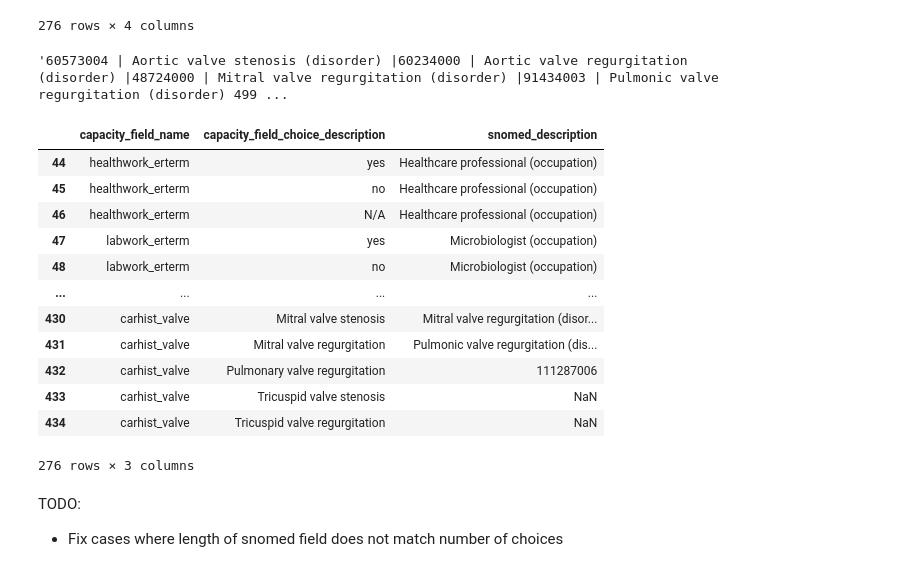
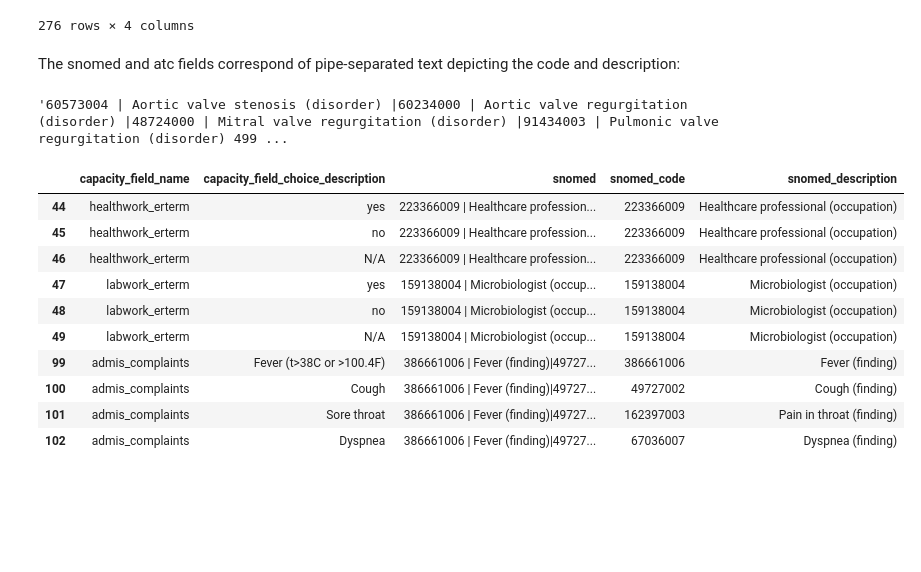
Before and after one commit to FAIR-data-for-CAPACITY/ZIB-uploader, a Jupyter notebook: notebooks/cleanup-capacity-field-mappings.ipynb, the cells around one changed output. Drawn from its saved outputs; the diff is of its cells as text; code cells hidden in the pictures; blank space fills up the shorter version.

Commit message:
Finish notebook with cleanup of capacity field mappings

```diff
--- a/notebooks/cleanup-capacity-field-mappings.ipynb
+++ b/notebooks/cleanup-capacity-field-mappings.ipynb
@@ -60,10 +63,15 @@ df.head(10)
 def _extract_choice(string, index):
     if pd.isna(string):
         return string
-    splitted = string.split('-')
-    if len(splitted) == 1:
-        return np.nan
-    return splitted[index]
+    if '-1' in string:
+        # Sometimes -1 is in the string, we can therefore not
+        # split on '-', but need to manually do this:
+        splitted = ['-1', string.strip('-1 ')]
+    else:
+        splitted = string.split('-')
+        if len(splitted) == 1:
+            return np.nan
+    return splitted[index].strip()
 
 
 def extract_choice_code(string):
@@ -121,49 +129,9 @@ df[~pd.isna(df['snomed'])][['capacity_field_name', 'snomed', 'capacity_field_cho
 | 433 | carhist_valve | 60573004 | Aortic valve stenosis ... | 7 | Tricuspid valve stenosis |
 | 434 | carhist_valve | 60573004 | Aortic valve stenosis ... | 8 | Tricuspid valve regurgitation |
 276 rows × 4 columns
+# %% [markdown]
+The snomed and atc fields correspond of pipe-separated text depicting the code and description:
 # %%
 df.iloc[430]['snomed']
 # %% [output]
 '60573004 | Aortic valve stenosis (disorder) |60234000 | Aortic valve regurgitation (disorder) |48724000 | Mitral valve regurgitation (disorder) |91434003 | Pulmonic valve regurgitation (disorder) 499 ...
-# %%
-def extract_snomed(group):
-    splitted = group['snomed'].iloc[0].strip('|').split('|')
-    if len(splitted) == 2:
-        snomed_codes = [splitted[0].strip()] * len(group)
-        snomed_descriptions = [splitted[1].strip()] * len(group)
-    else:
-        snomed_codes = list()
-        snomed_descriptions = list()
-        for i, (_, row) in enumerate(group.iterrows()):
-            try:
-                snomed_code = splitted[i * 2]
-                snomed_description = splitted[i * 2 + 1]
-            except IndexError:
-                snomed_code = np.nan
-                snomed_description = np.nan
-            snomed_codes.append(snomed_code)
-            snomed_descriptions.append(snomed_description)
-    group['snomed_code'] = snomed_codes
-    group['snomed_description'] = snomed_descriptions
-    return group
-#     return pd.DataFrame({'snomed_code': snomed_codes, 'snomed_description': snomed_descriptions})
-#     return snomed_codes, snomed_descriptions
-
-df[~pd.isna(df['snomed'])].groupby('capacity_field_name').apply(extract_snomed)[['capacity_field_name', 'capacity_field_choice_description', 'snomed_description']]
-# %% [output]
-|  | capacity_field_name | capacity_field_choice_description | snomed_description |
-| 44 | healthwork_erterm | yes | Healthcare professional (occupation) |
-| 45 | healthwork_erterm | no | Healthcare professional (occupation) |
-| 46 | healthwork_erterm | N/A | Healthcare professional (occupation) |
-| 47 | labwork_erterm | yes | Microbiologist (occupation) |
-| 48 | labwork_erterm | no | Microbiologist (occupation) |
-| ... | ... | ... | ... |
-| 430 | carhist_valve | Mitral valve stenosis | Mitral valve regurgitation (disor... |
-| 431 | carhist_valve | Mitral valve regurgitation | Pulmonic valve regurgitation (dis... |
-| 432 | carhist_valve | Pulmonary valve regurgitation | 111287006 |
-| 433 | carhist_valve | Tricuspid valve stenosis | NaN |
-| 434 | carhist_valve | Tricuspid valve regurgitation | NaN |
-276 rows × 3 columns
-# %% [markdown]
-TODO:
-* Fix cases where length of snomed field does not match number of choices
@@ -169,0 +185,14 @@ TODO:
+# %%
+df[~pd.isna(df['snomed'])][['capacity_field_name', 'capacity_field_choice_description', 'snomed', 'snomed_code', 'snomed_description']].head(10)
+# %% [output]
+|  | capacity_field_name | capacity_field_choice_description | snomed | snomed_code | snomed_description |
+| 44 | healthwork_erterm | yes | 223366009 | Healthcare profession... | 223366009 | Healthcare professional (occupation) |
+| 45 | healthwork_erterm | no | 223366009 | Healthcare profession... | 223366009 | Healthcare professional (occupation) |
+| 46 | healthwork_erterm | N/A | 223366009 | Healthcare profession... | 223366009 | Healthcare professional (occupation) |
+| 47 | labwork_erterm | yes | 159138004 | Microbiologist (occup... | 159138004 | Microbiologist (occupation) |
+| 48 | labwork_erterm | no | 159138004 | Microbiologist (occup... | 159138004 | Microbiologist (occupation) |
+| 49 | labwork_erterm | N/A | 159138004 | Microbiologist (occup... | 159138004 | Microbiologist (occupation) |
+| 99 | admis_complaints | Fever (t>38C or >100.4F) | 386661006 | Fever (finding)|49727... | 386661006 | Fever (finding) |
+| 100 | admis_complaints | Cough | 386661006 | Fever (finding)|49727... | 49727002 | Cough (finding) |
+| 101 | admis_complaints | Sore throat | 386661006 | Fever (finding)|49727... | 162397003 | Pain in throat (finding) |
+| 102 | admis_complaints | Dyspnea | 386661006 | Fever (finding)|49727... | 67036007 | Dyspnea (finding) |
```
Also changed, not shown: parts of 7 cells of this notebook.
